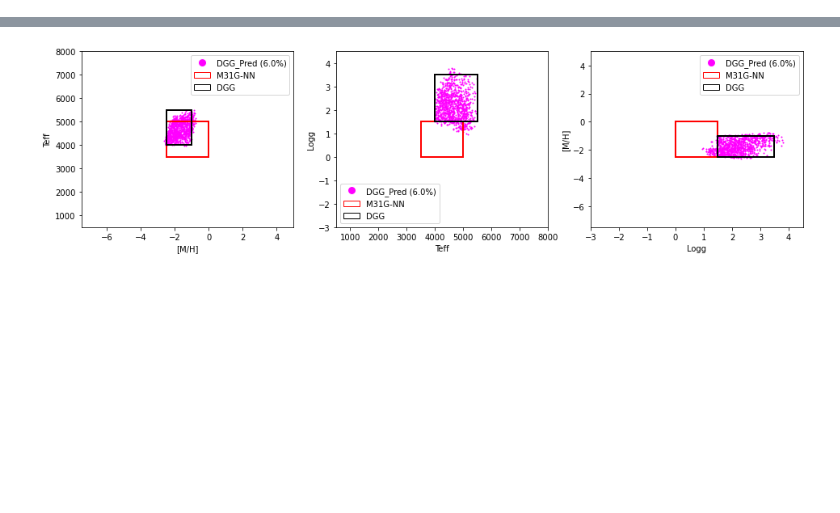
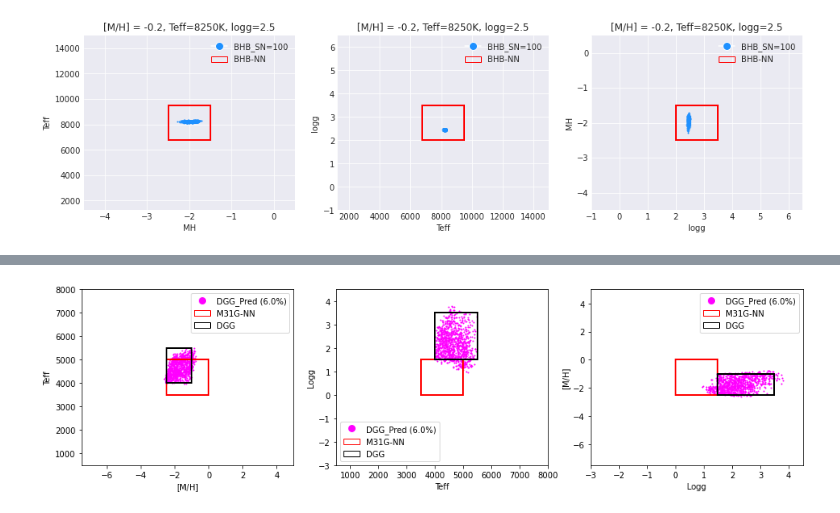
Before and after one commit to ViskaWei/LV, a Jupyter notebook: nb/dnn.ipynb, the cells around one changed output, grey strips where cells are left out. Drawn from its saved outputs; the diff is of its cells as text; code cells hidden in the pictures; blank space fills up the shorter version.

```diff
--- a/nb/dnn.ipynb
+++ b/nb/dnn.ipynb
@@ -39,0 +60,5 @@ NameError: name 'plt' is not defined
+# %%
+
+ddp.plot_nsbox_R0_R1("B", "B", SN, Ps=[-0.2, 8250, 2.5])
+# %% [output]
+[figure, added]
```
Also changed, not shown: parts of 22 cells of this notebook, 16 other files.
